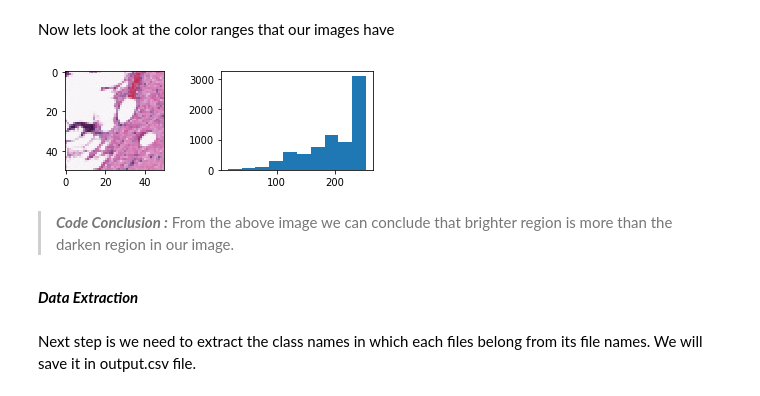
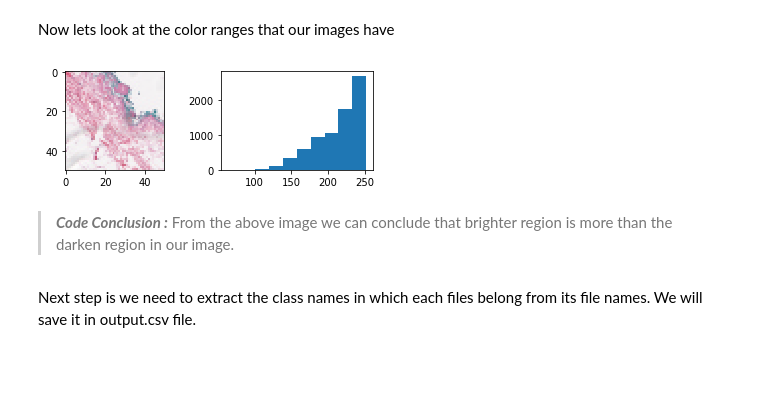
Before and after one commit to animeshseemendra/Breast-Cancer-Detection, a Jupyter notebook: breast_cancer.ipynb, the cells around one changed output. Cells and saved outputs as stored; diff of their text form; code cells hidden in the pictures; blank space fills up the shorter version.

Commit message:
Final Project

```diff
--- a/breast_cancer.ipynb
+++ b/breast_cancer.ipynb
@@ -50,0 +41,11 @@ In data exploration we will first check the name of the files.
+# %%
+extention=list()
+for image in files:
+    ext=image[-3:]
+    if ext not in extention:
+        extention.append(ext)
+alpha_ext=list()
+for ex in extention:
+    if ex.isalpha() == True:
+        alpha_ext.append(ex)
+print(alpha_ext)
@@ -51,3 +56,3 @@ In data exploration we will first check the name of the files.
 # %%
 from glob import glob
-Data = glob('../project/Breast Cancer/**/*', recursive=True)
+Data = glob('../input/IDC_regular_ps50_idx5/**/*.png', recursive=True)
@@ -60,7 +58,0 @@ Second step  is that we need to check whether all files are images or not
-# %%
-extention=list()
-for image in Data:
-    ext=image[-3:]
-    if ext not in extention:
-        extention.append(ext)
-print((extention))
@@ -85,2 +58,0 @@ Now we need to remove all the other files that we have imported
-# %%
-Data = glob('../project/Breast Cancer/**/*.png', recursive=True)
@@ -134,17 +114,15 @@ Now lets look at the color ranges that our images have
 # %%
 def hist_plot(image):
     img = cv2.imread(image)
     plt.subplot(2, 2,1)
     view_images(image)
     plt.subplot(2, 2,2)
     plt.hist(img.ravel())
-hist_plot(Data[25])
+hist_plot(Data[29])
 # %% [output]
-[figure, old version]
+[figure, new version]
 # %% [markdown]
 > ***Code Conclusion :*** From the above image we can conclude that brighter region is more than the darken region in our image.
-# %% [markdown]
-***Data Extraction***
 # %% [markdown]
 Next step is we need to extract the class names in which each files belong from its file names. We will save it in output.csv file.
 # %%
```
Also changed, not shown: parts of 110 cells of this notebook.
